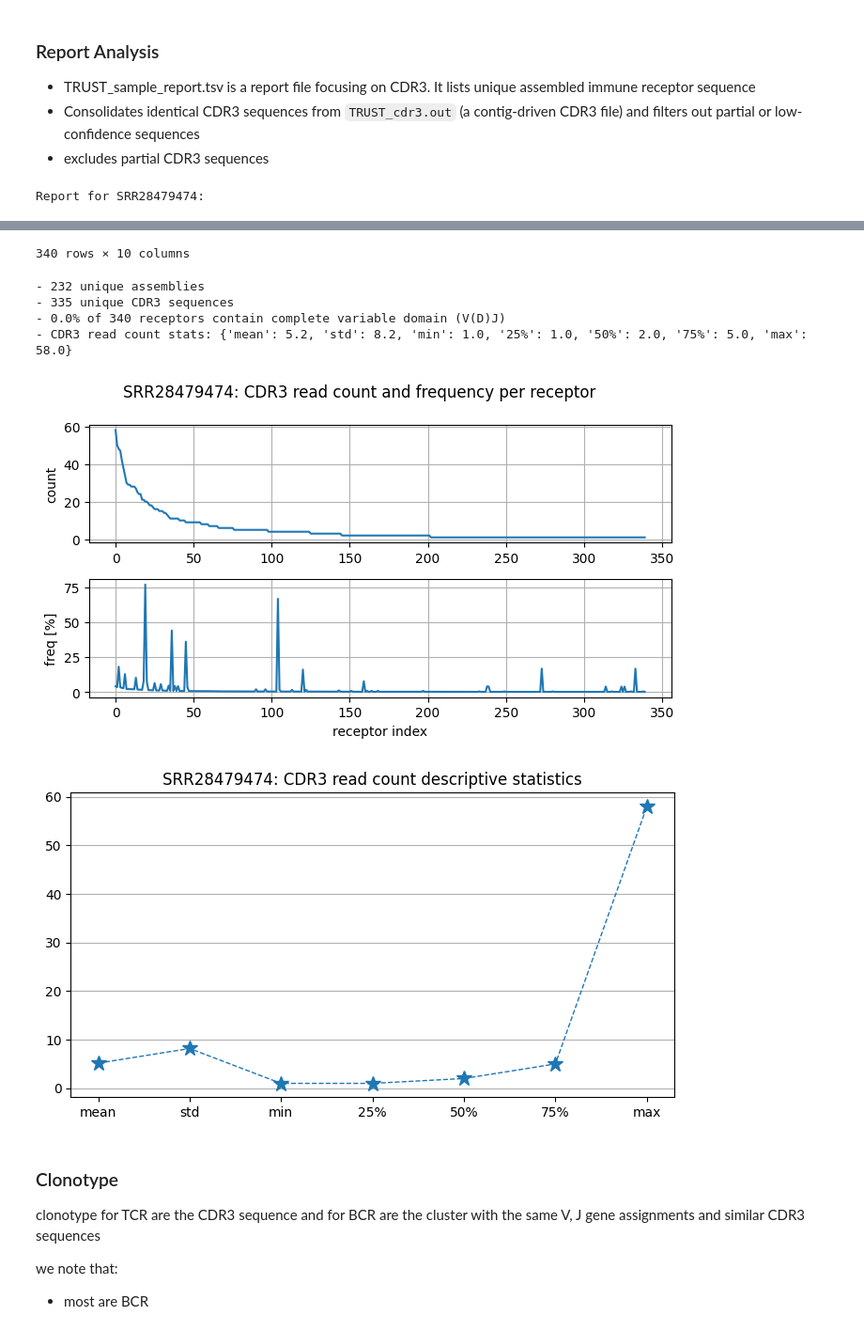
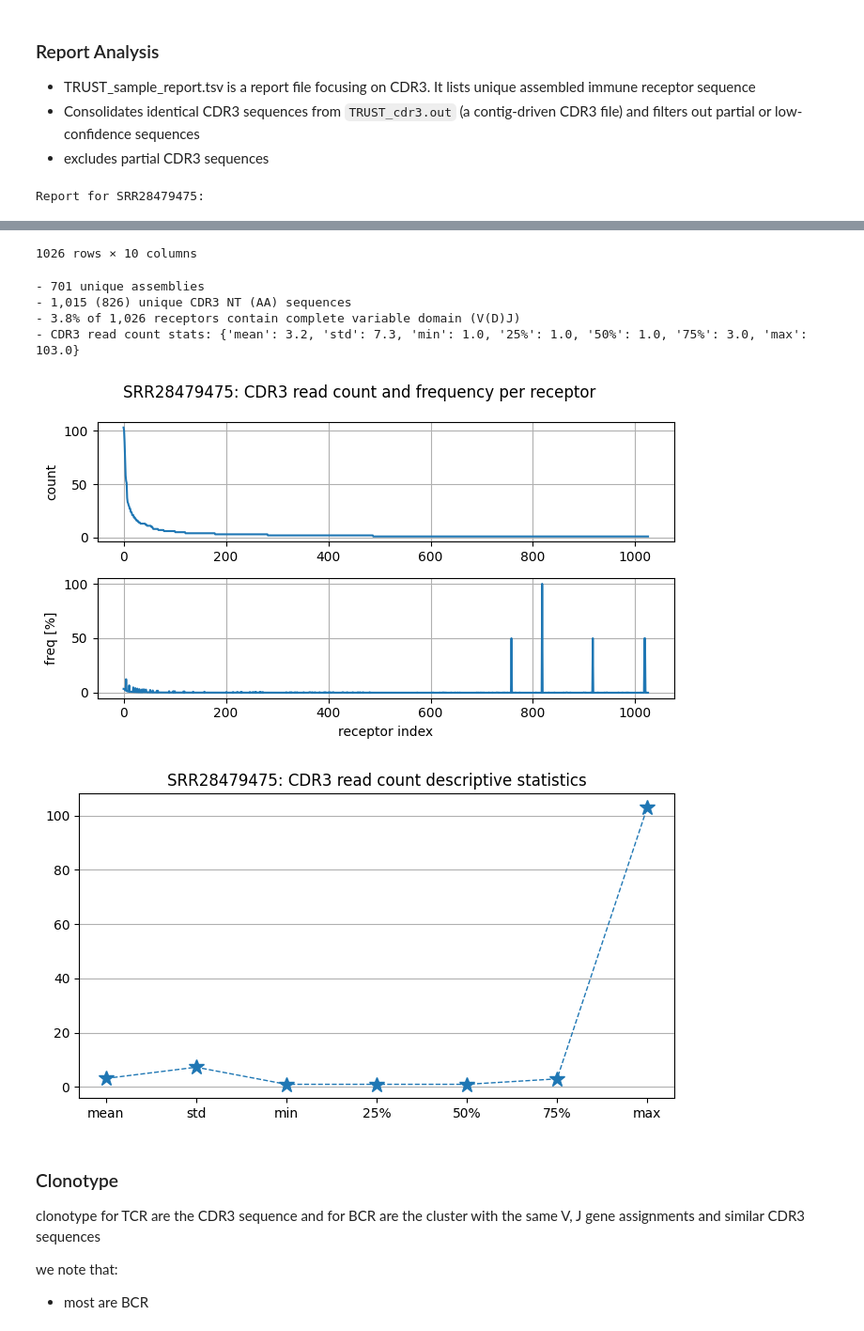
Before and after one commit to yoramzarai/Numenos-exercise, a Jupyter notebook: main_exercise.ipynb, the cells around one changed output, grey strips where cells are left out. Shown: that part at 94% size. Saved outputs shown, nothing was run; the diff lists cells and outputs as text; code cells hidden in the pictures.

```diff
--- a/main_exercise.ipynb
+++ b/main_exercise.ipynb
@@ -435,8 +453,9 @@ display(df)
 print(f"- {df['cid'].unique().size:,} unique assemblies")
 
 # number of CDR3 sequences found
-num_cdr3: int = df['CDR3nt'].unique().size
-print(f"- {num_cdr3:,} unique CDR3 sequences")
+num_nt_cdr3: int = df['CDR3nt'].unique().size
+num_aa_cdr3: int = df['CDR3aa'].unique().size
+print(f"- {num_nt_cdr3:,} ({num_aa_cdr3:,}) unique CDR3 NT (AA) sequences")
 
 # complete VDJ variable domain
 cid_full_length: pd.Series = df['cid_full_length']
@@ -474,5 +493,5 @@ if save_figure:
     plt.savefig(fig_file)
     print(f"\nFigure saved in {fig_file}.")
 # %% [output]
-Report for SRR28479474:
+Report for SRR28479475:
 |  | count | frequency | CDR3nt | CDR3aa | V | D | J | C | cid | cid_full_length |
@@ -490,10 +509,10 @@ Report for SRR28479474:
-340 rows × 10 columns
+1026 rows × 10 columns
-- 232 unique assemblies
-- 335 unique CDR3 sequences
-- 0.0% of 340 receptors contain complete variable domain (V(D)J)
-- CDR3 read count stats: {'mean': 5.2, 'std': 8.2, 'min': 1.0, '25%': 1.0, '50%': 2.0, '75%': 5.0, 'max': 58.0}
+- 701 unique assemblies
+- 1,015 (826) unique CDR3 NT (AA) sequences
+- 3.8% of 1,026 receptors contain complete variable domain (V(D)J)
+- CDR3 read count stats: {'mean': 3.2, 'std': 7.3, 'min': 1.0, '25%': 1.0, '50%': 1.0, '75%': 3.0, 'max': 103.0}
-[figure, old version]
+[figure, new version]
-[figure, old version]
+[figure, new version]
 # %% [markdown]
 ### Clonotype
 clonotype for TCR are the CDR3 sequence and for BCR are the cluster with the same V, J gene assignments and similar CDR3 sequences
```
Also changed, not shown: parts of 12 cells of this notebook, 2 other files.
